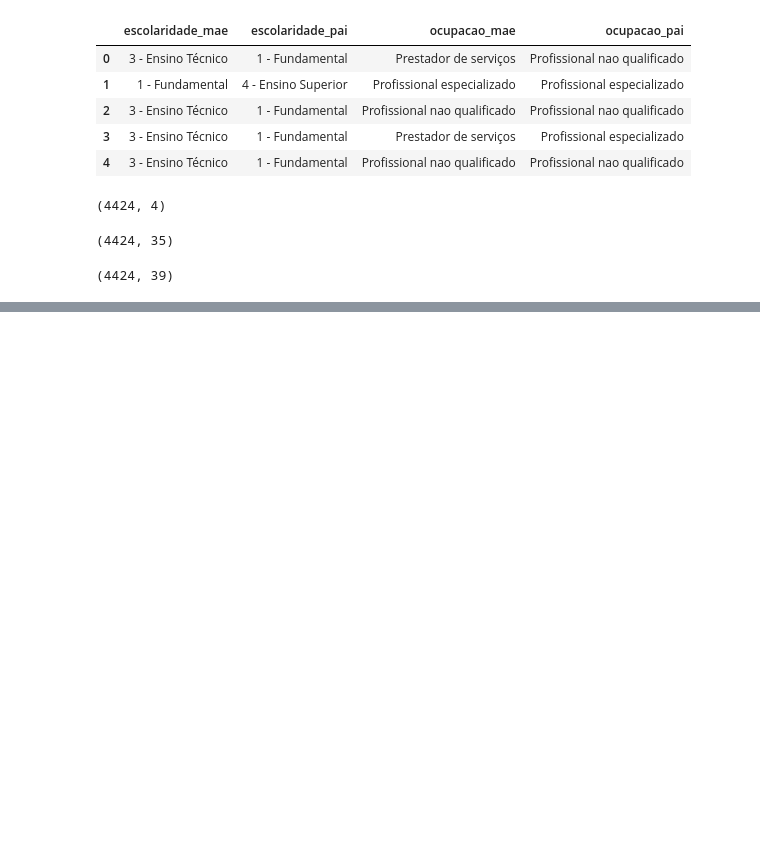
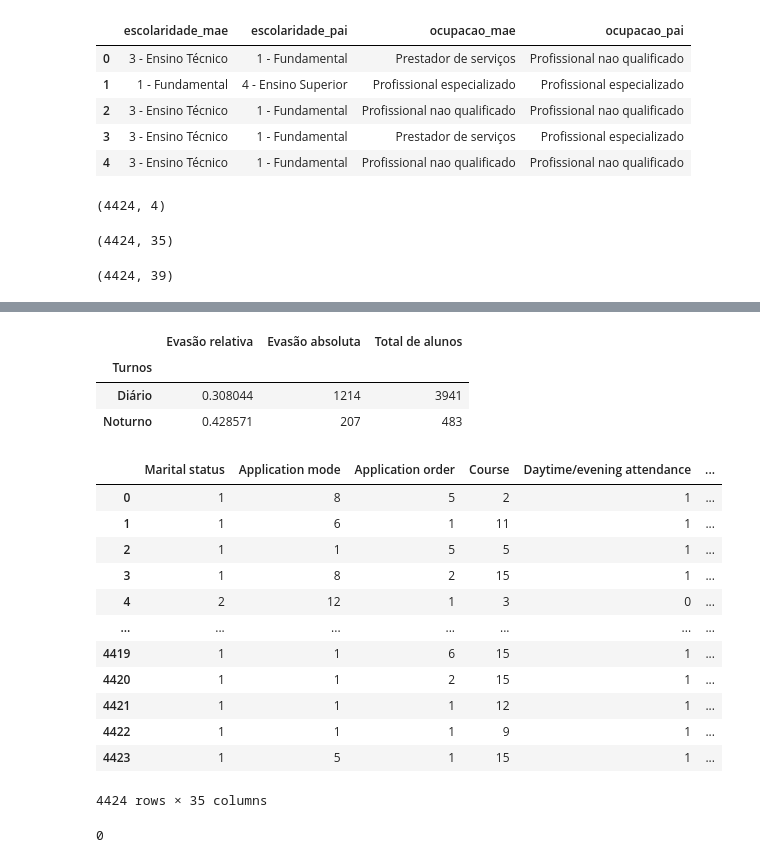
Before and after one commit to Group-5-Data4All/projeto-final, a Jupyter notebook: Projeto EDA.ipynb, the cells around one changed output, grey strips where cells are left out. Saved outputs shown, nothing was run; the diff lists cells and outputs as text; code cells hidden in the pictures; blank space fills up the shorter version.

```diff
--- a/Projeto EDA.ipynb
+++ b/Projeto EDA.ipynb
@@ -105,0 +147,37 @@ comparacao
+# %%
+df_turnos = df.pivot_table(index="Daytime/evening attendance",values=["Evasão"],aggfunc=["mean","sum","count"])
+df_turnos.columns = ["Evasão relativa","Evasão absoluta","Total de alunos"]
+df_turnos["Turnos"] = ["Noturno","Diário"]
+df_turnos = df_turnos.set_index("Turnos").sort_values("Turnos")
+df_turnos
+# %% [output]
+|  | Evasão relativa | Evasão absoluta | Total de alunos |
+| Turnos |  |  |  |
+| Diário | 0.308044 | 1214 | 3941 |
+| Noturno | 0.428571 | 207 | 483 |
+# %%
+df = pd.read_csv('./dados/dataset.csv')
+df
+# %% [output]
+|  | Marital status | Application mode | Application order | Course | Daytime/evening attendance | ... |
+| 0 | 1 | 8 | 5 | 2 | 1 | ... |
+| 1 | 1 | 6 | 1 | 11 | 1 | ... |
+| 2 | 1 | 1 | 5 | 5 | 1 | ... |
+| 3 | 1 | 8 | 2 | 15 | 1 | ... |
+| 4 | 2 | 12 | 1 | 3 | 0 | ... |
+| ... | ... | ... | ... | ... | ... | ... |
+| 4419 | 1 | 1 | 6 | 15 | 1 | ... |
+| 4420 | 1 | 1 | 2 | 15 | 1 | ... |
+| 4421 | 1 | 1 | 1 | 12 | 1 | ... |
+| 4422 | 1 | 1 | 1 | 9 | 1 | ... |
+| 4423 | 1 | 5 | 1 | 15 | 1 | ... |
+4424 rows × 35 columns
+# %%
+df["Evasão"] = df["Target"].map({"Dropout":1,"Graduate":0,"Enrolled":0}).astype(int)
+df["Curso"] = df["Course"].astype(str).map({"1":'Tecnologias de Produção de Biocombustíveis',"2":'Design de Animação e Multimídia',"3":'Serviço Social (atendimento noturno)',"4":'Agronomia',"5":'Design de Comunicação',"6":'Enfermagem Veterinária',"7":'Engenharia Informática',
+"8":'Equinicultura',"9":'Gestão',"10":'Serviço Social',"11":'Turismo',"12":'Enfermagem',"13":'Higiene Bucal',"14":'Publicidade e Gestão de Marketing',
+"15":'Jornalismo e Comunicação',"16":'Educação Básica',"17":'Gestão (atendimento noturno)'})
+df["Gênero"] = df["Gender"].astype(str).map({"1":'M', "0":'F'})
+df["Gênero"].isnull().sum()
+# %% [output]
+0
```
Also changed, not shown: parts of 22 cells of this notebook.
